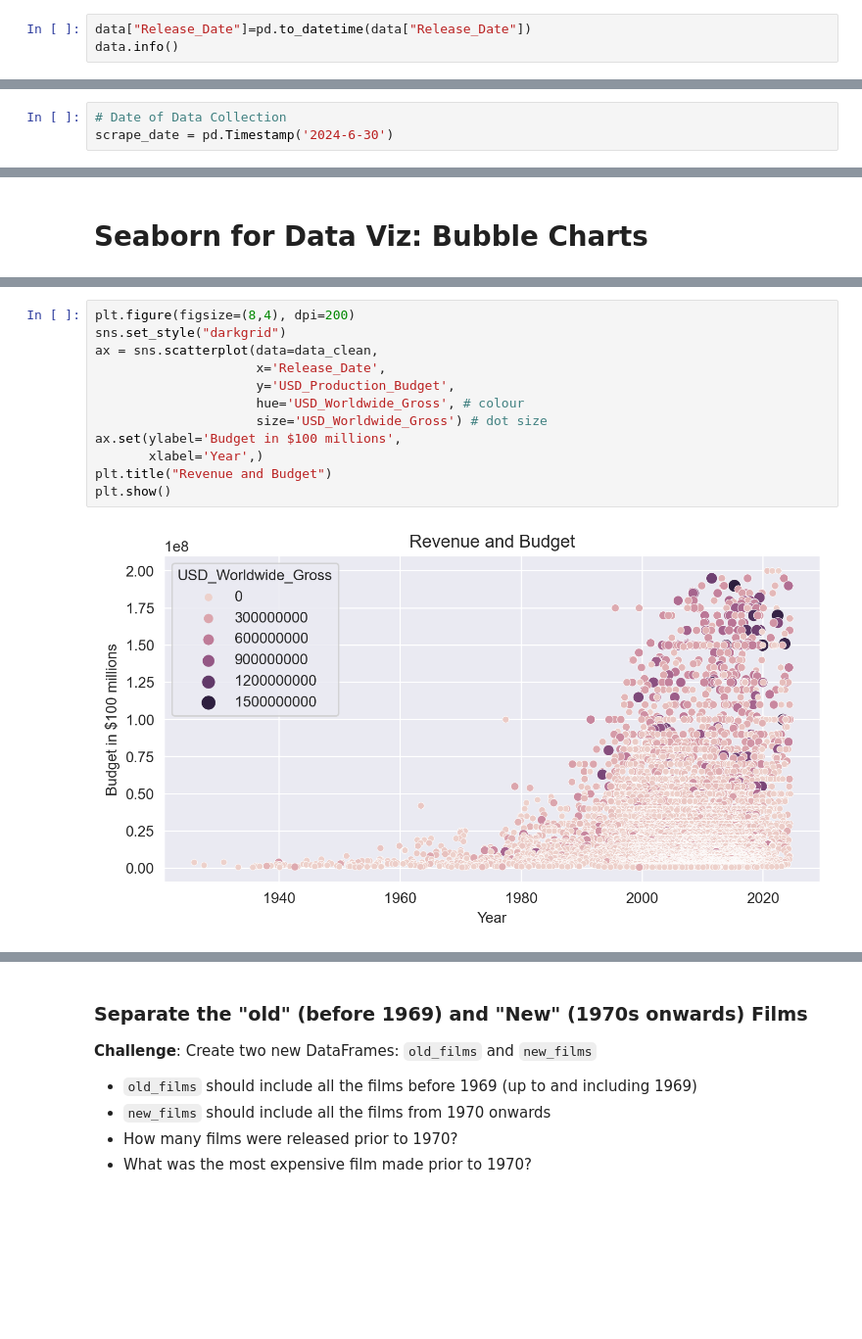
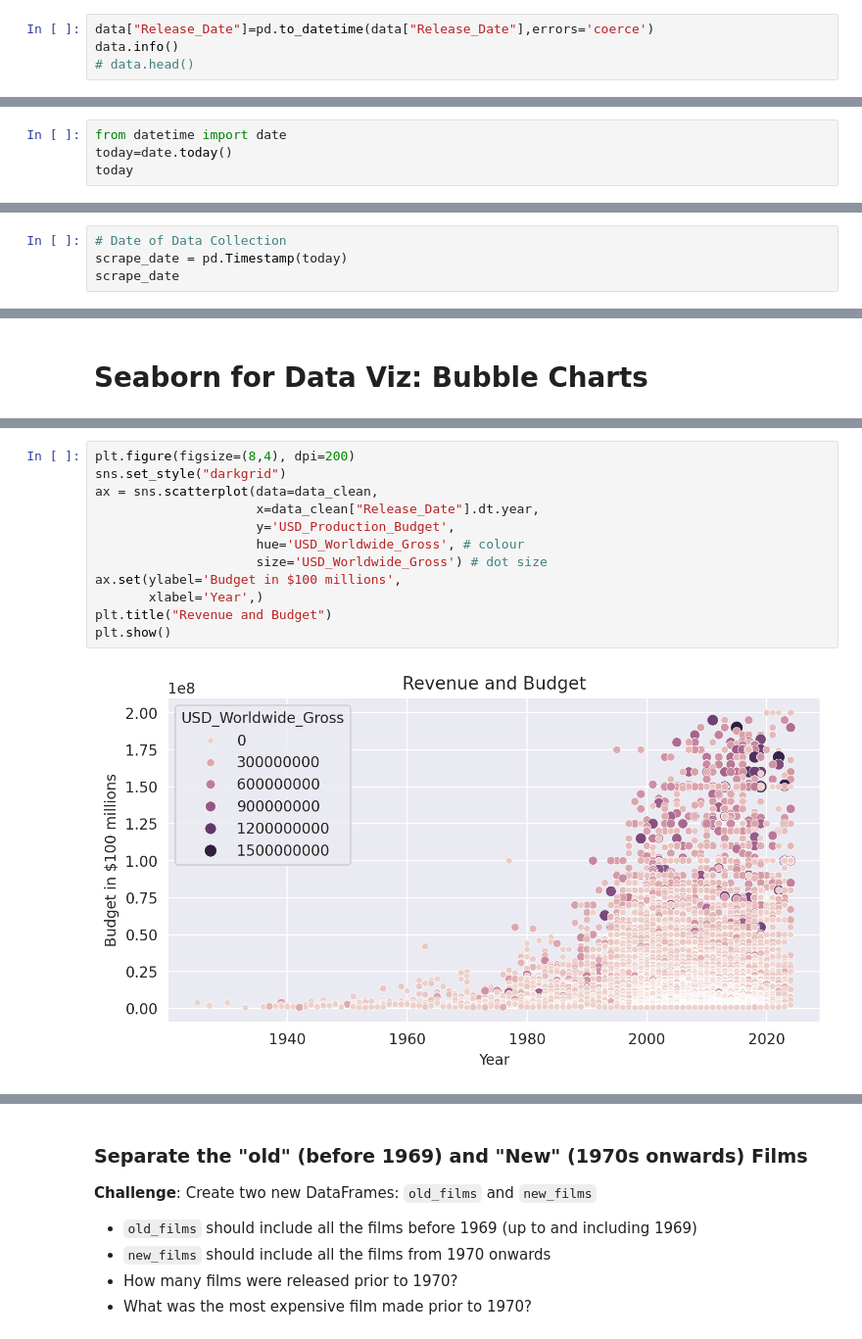
Before and after one commit to TanishTaneja/Analyzing-Movies-Revenue, a Jupyter notebook: Seaborn_and_Linear_Regression_(start).ipynb, the cells around one changed output, grey strips where cells are left out. Shown at 98% size. Cells and saved outputs as stored; diff of their text form; blank space fills up the shorter version.

```diff
--- a/Seaborn_and_Linear_Regression_(start).ipynb
+++ b/Seaborn_and_Linear_Regression_(start).ipynb
@@ -101,6 +99,7 @@ data.head()
 # %% [markdown]
 **Challenge**: Convert the `Release_Date` column to a Pandas Datetime type.
 # %%
-data["Release_Date"]=pd.to_datetime(data["Release_Date"])
+data["Release_Date"]=pd.to_datetime(data["Release_Date"],errors='coerce')
 data.info()
+# data.head()
 # %% [output]
@@ -226,3 +225,7 @@ data[(data["USD_Worldwide_Gross"] != 0) & (data["USD_Domestic_Gross"] == 0)]
 * Identify which films were not released yet as of the time of data collection (May 1st, 2018).
 * How many films are included in the dataset that have not yet had a chance to be screened in the box office?
 * Create another DataFrame called data_clean that does not include these films.
+# %%
+from datetime import date
+today=date.today()
+today
@@ -229,3 +234,4 @@ data[(data["USD_Worldwide_Gross"] != 0) & (data["USD_Domestic_Gross"] == 0)]
 # %%
 # Date of Data Collection
-scrape_date = pd.Timestamp('2024-6-30')
+scrape_date = pd.Timestamp(today)
+scrape_date
@@ -275,17 +308,17 @@ len(money_losing)/len(data_clean) *100
 # %%
 plt.figure(figsize=(8,4), dpi=200)
 sns.set_style("darkgrid")
 ax = sns.scatterplot(data=data_clean,
-                     x='Release_Date',
+                     x=data_clean["Release_Date"].dt.year,
                      y='USD_Production_Budget',
                      hue='USD_Worldwide_Gross', # colour
                      size='USD_Worldwide_Gross') # dot size
 ax.set(ylabel='Budget in $100 millions',
        xlabel='Year',)
 plt.title("Revenue and Budget")
 plt.show()
 # %% [output]
-[figure, old version]
+[figure, new version]
 # %%
 data_clean["Decade"]=(data_clean["Release_Date"].dt.year//10)*10
 data_clean.head()
```
Also changed, not shown: parts of 30 cells of this notebook, 1 other file.
